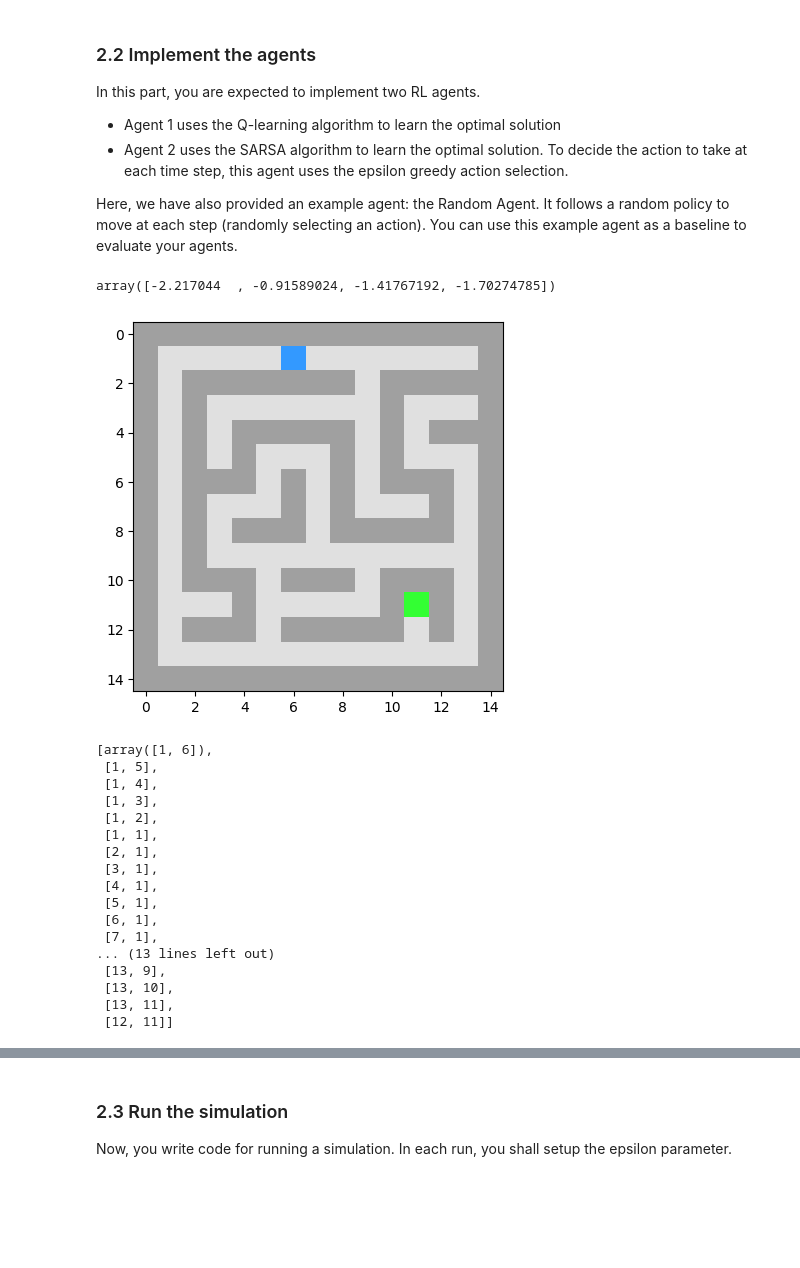
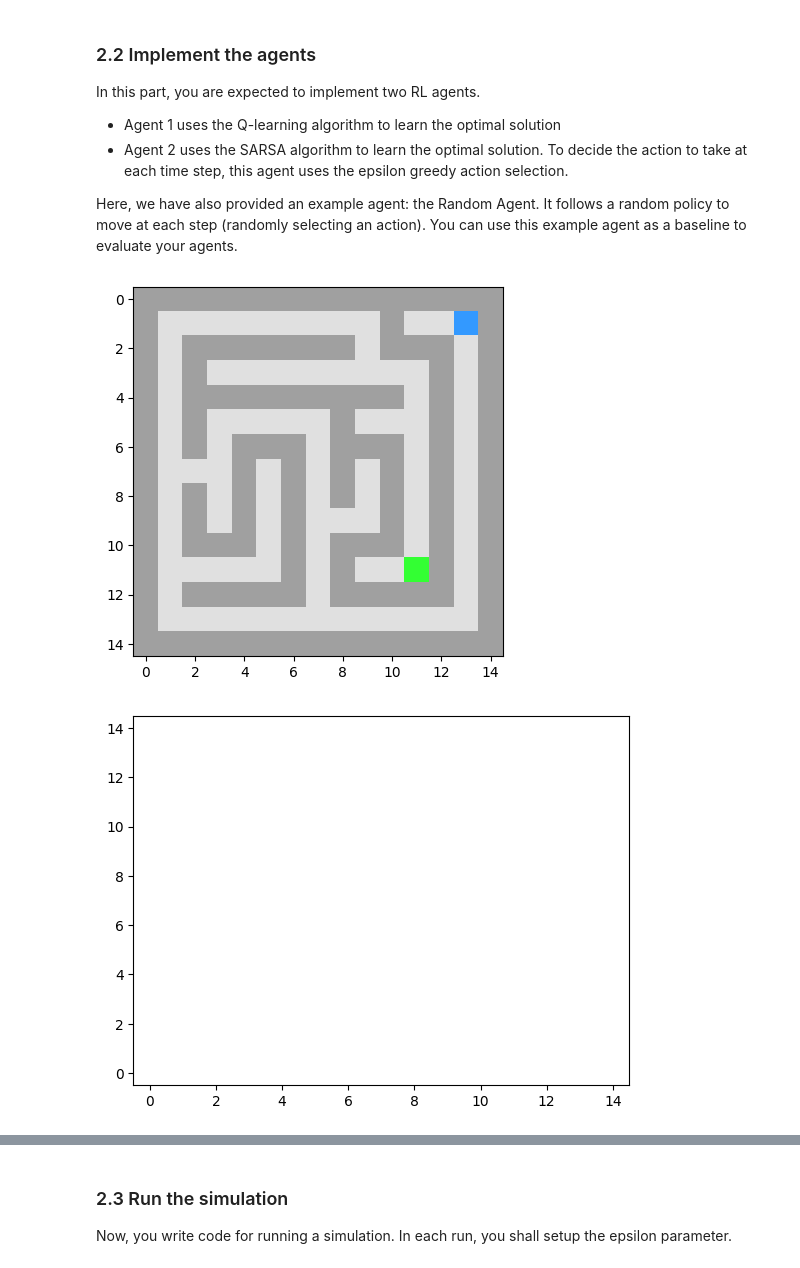
Before and after one commit to MarognaLorenzo/ApplicationOfMachineLearning, a Jupyter notebook: Assignment4/notebooks/Lorenzo.ipynb, the cells around one changed output, grey strips where cells are left out. Drawn from its saved outputs; the diff is of its cells as text; code cells hidden in the pictures; blank space fills up the shorter version.

```diff
--- a/Assignment4/notebooks/Lorenzo.ipynb
+++ b/Assignment4/notebooks/Lorenzo.ipynb
@@ -213,28 +220,24 @@ senv = TaskEnv()
 sagent = SARSAAgent(senv)
 # %%
 sagent.train(50000, senv)
-# %%
-sagent.q_table[9,5]
-# %% [output]
-array([-2.217044  , -0.91589024, -1.41767192, -1.70274785])
-# %%
-sagent.solve(senv)
-# %% [output]
-[figure, removed]
-[array([1, 6]),
- [1, 5],
- [1, 4],
- [1, 3],
- [1, 2],
- [1, 1],
- [2, 1],
- [3, 1],
- [4, 1],
- [5, 1],
- [6, 1],
- [7, 1],
-... (13 lines left out)
- [13, 9],
- [13, 10],
- [13, 11],
- [12, 11]]
+# %%
+directions, frames = sagent.solve(senv, starting_position=[1,13])
+# %% [output]
+[figure, added]
+# %%
+from matplotlib.animation import FuncAnimation
+fig = plt.figure()
+axes = fig.add_subplot(1,1,1)
+
+axes.set_xlim(-0.5, 14.5)  # Replace 'width' with the width of your frames
+axes.set_ylim(-0.5, 14.5)  # Replace 'height' with the height of your frames
+
+
+# Function to update the plot for each frame
+def update(frame):
+    axes.imshow(frame, interpolation='nearest')
+
+# Create the animation
+animation = FuncAnimation(fig=fig, func=update, frames=frames, interval=80, blit=False)
+# %% [output]
+[figure, added]
```
Also changed, not shown: parts of 5 cells of this notebook.
